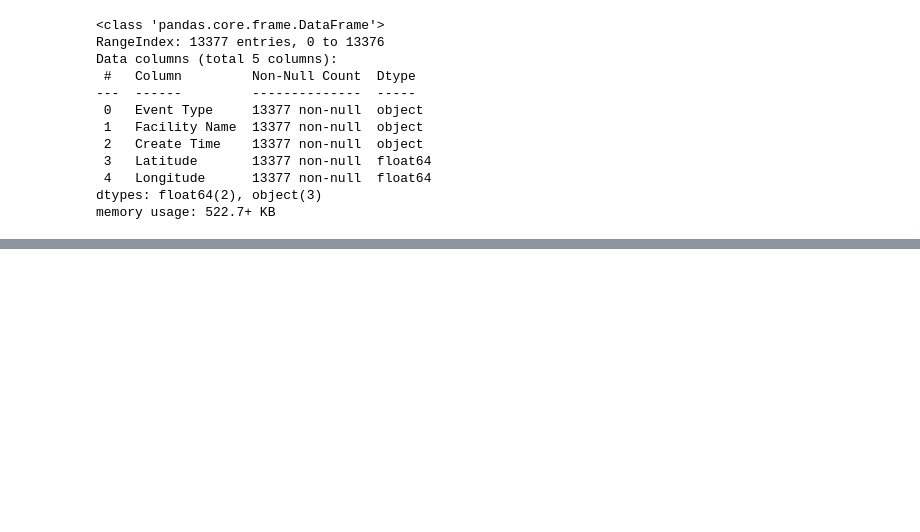
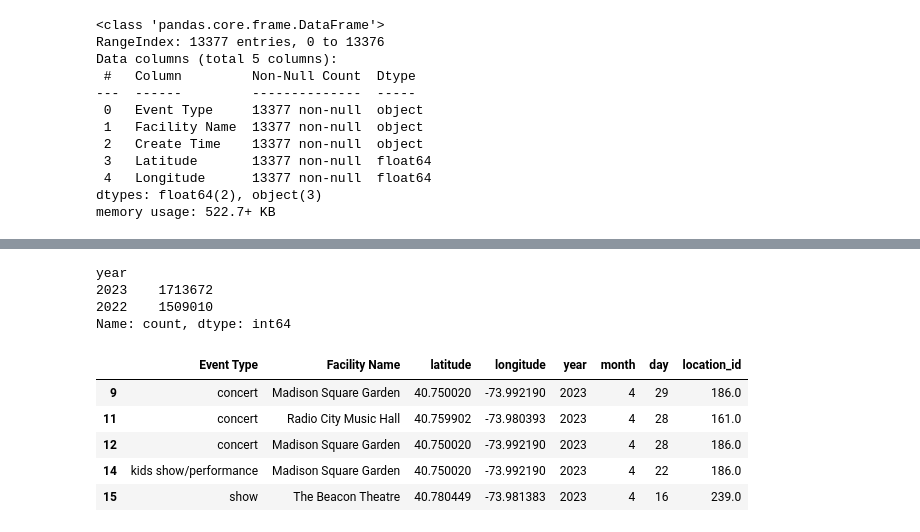
Before and after one commit to t-acheson/project2-fomo, a Jupyter notebook: data/event_merge.ipynb, the cells around one changed output, grey strips where cells are left out. Saved outputs shown, nothing was run; the diff lists cells and outputs as text; code cells hidden in the pictures; blank space fills up the shorter version.

```diff
--- a/data/event_merge.ipynb
+++ b/data/event_merge.ipynb
@@ -44,0 +116,2 @@ events['Facility Name'] = events['Facility Name'].astype('category')
+# %%
+events = events.dropna(subset=['location_id'])
@@ -44,0 +143,19 @@ events['Facility Name'] = events['Facility Name'].astype('category')
+# %%
+year_counts = index['year'].value_counts()
+
+# Display the counts
+print(year_counts)
+# %% [output]
+year
+2023    1713672
+2022    1509010
+Name: count, dtype: int64
+# %%
+events.head()
+# %% [output]
+|  | Event Type | Facility Name | latitude | longitude | year | month | day | location_id |
+| 9 | concert | Madison Square Garden | 40.750020 | -73.992190 | 2023 | 4 | 29 | 186.0 |
+| 11 | concert | Radio City Music Hall | 40.759902 | -73.980393 | 2023 | 4 | 28 | 161.0 |
+| 12 | concert | Madison Square Garden | 40.750020 | -73.992190 | 2023 | 4 | 28 | 186.0 |
+| 14 | kids show/performance | Madison Square Garden | 40.750020 | -73.992190 | 2023 | 4 | 22 | 186.0 |
+| 15 | show | The Beacon Theatre | 40.780449 | -73.981383 | 2023 | 4 | 16 | 239.0 |
```
Also changed, not shown: parts of 26 cells of this notebook, 4 other files.
